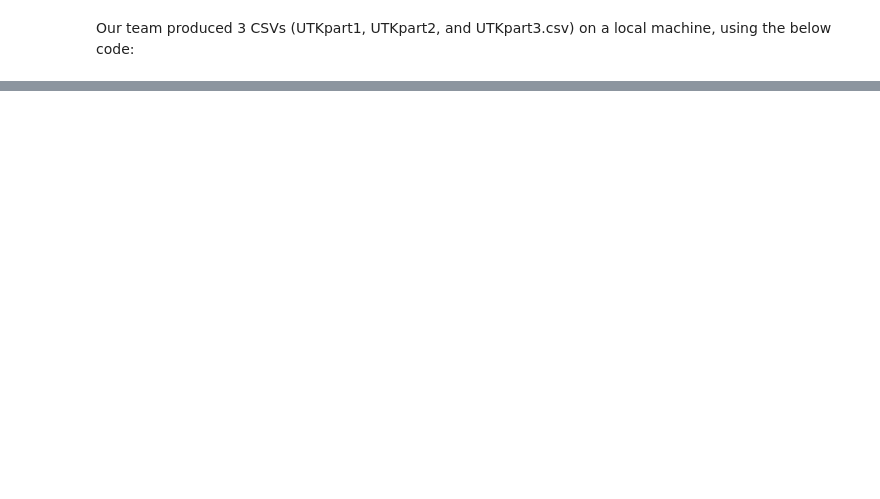
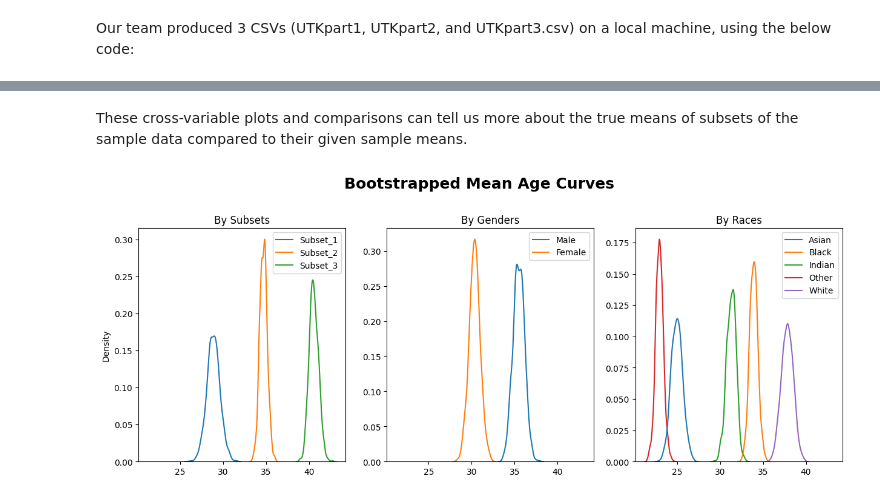
Before and after one commit to CUBoulder-DS/5301-5000-Final-Report, a Jupyter notebook: 5301_Final_Report.ipynb, the cells around one changed output, grey strips where cells are left out. Saved outputs shown, nothing was run; the diff lists cells and outputs as text; code cells hidden in the pictures; blank space fills up the shorter version.

```diff
--- a/5301_Final_Report.ipynb
+++ b/5301_Final_Report.ipynb
@@ -366,0 +310,80 @@ That only works for Jupyter Books. We are just generating a single ipynb HTML fi
+# %% [markdown]
+These cross-variable plots and comparisons can tell us more about the true means of subsets of the sample data compared to their given sample means.
+# %%
+'''
+mean age across three datasets, age, and race
+'''
+
+# Defining bootstrap
+
+def bootstrap(data, sample_size=1000, trial_size=1000):
+    # initialize samples storage
+    samples = []
+    # create samples and trials
+    for _ in range(trial_size):
+        sample = data.sample(n=sample_size, replace=True)
+        samples.append(sample)
+
+    sample_means = [sample.mean() for sample in samples]
+
+    # return bootstrapped means
+    return sample_means
+
+# Mean age by dataset
+utk_1_age = df_utk_1['src_age']
+utk_2_age = df_utk_2['src_age']
+utk_3_age = df_utk_3['src_age']
+
+utk_1_bootstrap = bootstrap(data = utk_1_age)
+utk_2_bootstrap = bootstrap(data = utk_2_age)
+utk_3_bootstrap = bootstrap(data = utk_3_age)
+
+dataset_means = pd.DataFrame({'Subset_1': utk_1_bootstrap,
+                              'Subset_2': utk_2_bootstrap,
+                              'Subset_3': utk_3_bootstrap})
+
+
+# Mean age by gender
+
+df_male_age = df_utk[df_utk['src_gender'] == 'Male'].src_age
+df_female_age = df_utk[df_utk['src_gender'] == 'Female'].src_age
+
+male_bootstrap = bootstrap(data = df_male_age)
+female_bootstrap = bootstrap(data = df_female_age)
+
+gender_means = pd.DataFrame({'Male': male_bootstrap,
+                             'Female': female_bootstrap})
+
+
+# Mean age by races
+
+for race in df_utk['src_race'].unique():
+    # create dataframe variables by race for potential later use
+    exec(f"df_{race}_age = df_utk[df_utk['src_race']==race].src_age")
+
+
+asian_bootstrap = bootstrap(data = df_Asian_age)
+black_bootstrap = bootstrap(data = df_Black_age)
+indian_bootstrap = bootstrap(data = df_Indian_age)
+other_bootstrap = bootstrap(data = df_Other_age)
+white_bootstrap = bootstrap(data = df_White_age)
+
+
+race_means = pd.DataFrame({'Asian': asian_bootstrap,
+                           'Black': black_bootstrap,
+                           'Indian': indian_bootstrap,
+                           'Other': other_bootstrap,
+                           'White': white_bootstrap})
+
+# Plotting subplots
+#import seaborn as sns
+
+fig, axes = plt.subplots(1, 3,sharex=True, figsize=(15,5))
+
+sns.kdeplot(data = dataset_means, ax=axes[0]).set(title = "By Subsets")
+sns.kdeplot(data = gender_means, ax=axes[1]).set(ylabel=None,title="By Genders")
+sns.kdeplot(data = race_means, ax=axes[2]).set(ylabel=None, title = "By Races")
+
+fig.suptitle('Bootstrapped Mean Age Curves', weight = "bold", y = 1.05).set_fontsize('18')
+# %% [output]
+[figure, added]
```
Also changed, not shown: parts of 92 cells of this notebook, 1 other file.
